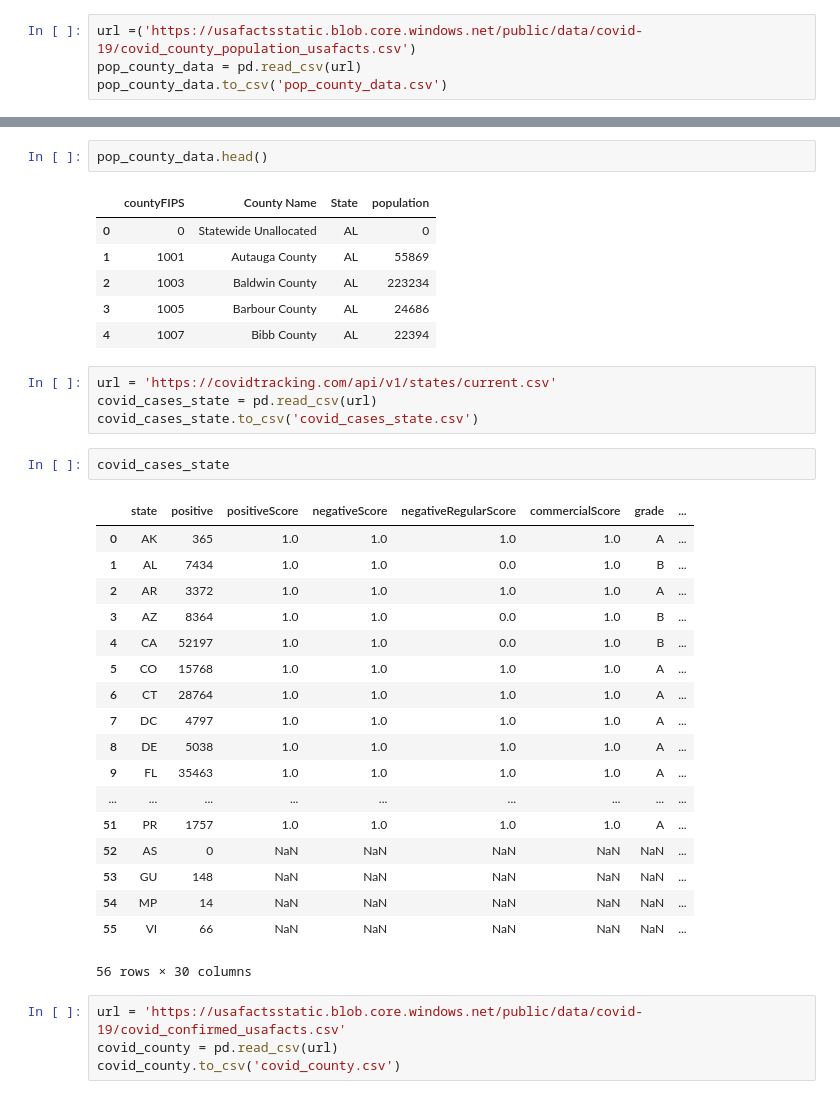
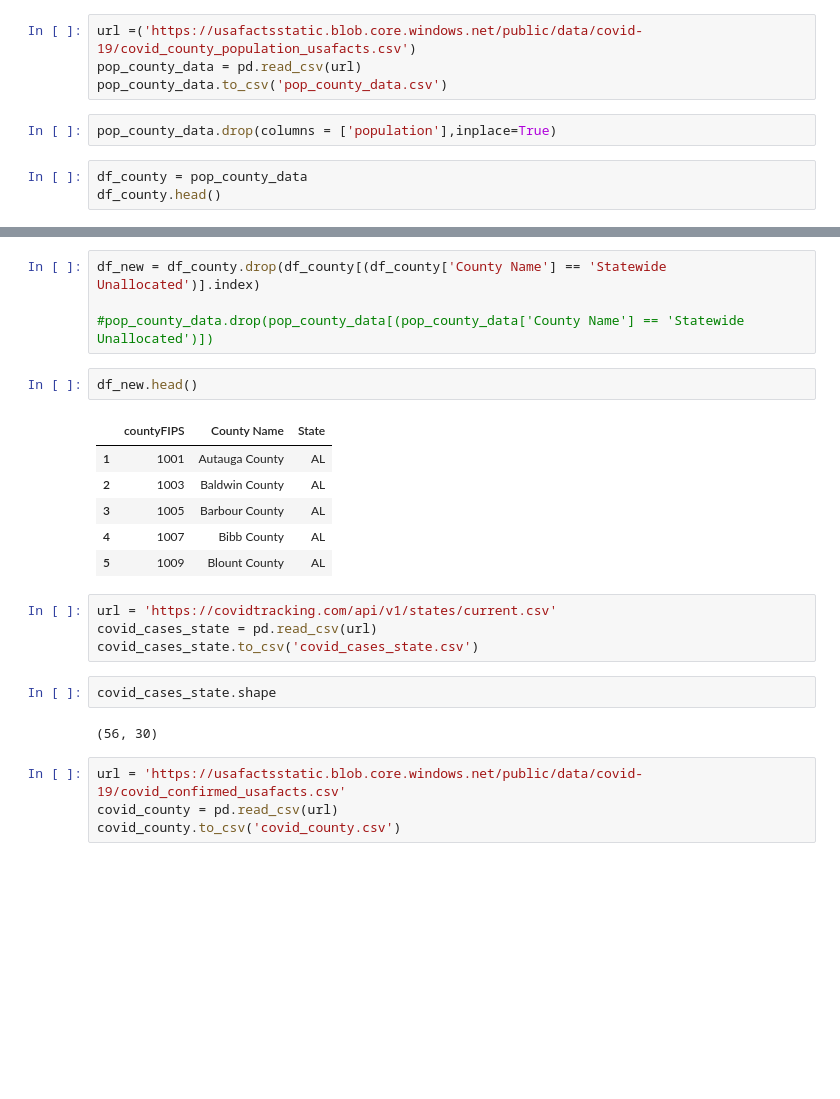
Before and after one commit to Agelf123/covid_predictions, a Jupyter notebook: code/aryeh/Covid Data Collection.ipynb, the cells around one changed output, grey strips where cells are left out. Cells and saved outputs as stored; diff of their text form; blank space fills up the shorter version.

```diff
--- a/code/aryeh/Covid Data Collection.ipynb
+++ b/code/aryeh/Covid Data Collection.ipynb
@@ -7,3 +12,8 @@ from bs4 import BeautifulSoup
 url =('https://usafactsstatic.blob.core.windows.net/public/data/covid-19/covid_county_population_usafacts.csv')
 pop_county_data = pd.read_csv(url)
 pop_county_data.to_csv('pop_county_data.csv')
+# %%
+pop_county_data.drop(columns = ['population'],inplace=True)
+# %%
+df_county = pop_county_data
+df_county.head()
@@ -10,37 +27,24 @@ pop_county_data.to_csv('pop_county_data.csv')
+# %%
+df_new = df_county.drop(df_county[(df_county['County Name'] == 'Statewide Unallocated')].index)
+
+#pop_county_data.drop(pop_county_data[(pop_county_data['County Name'] == 'Statewide Unallocated')])
 # %%
-pop_county_data.head()
+df_new.head()
 # %% [output]
-|  | countyFIPS | County Name | State | population |
-| 0 | 0 | Statewide Unallocated | AL | 0 |
-| 1 | 1001 | Autauga County | AL | 55869 |
-| 2 | 1003 | Baldwin County | AL | 223234 |
-| 3 | 1005 | Barbour County | AL | 24686 |
-| 4 | 1007 | Bibb County | AL | 22394 |
+|  | countyFIPS | County Name | State |
+| 1 | 1001 | Autauga County | AL |
+| 2 | 1003 | Baldwin County | AL |
+| 3 | 1005 | Barbour County | AL |
+| 4 | 1007 | Bibb County | AL |
+| 5 | 1009 | Blount County | AL |
 # %%
 url = 'https://covidtracking.com/api/v1/states/current.csv'
 covid_cases_state = pd.read_csv(url)
 covid_cases_state.to_csv('covid_cases_state.csv')
 # %%
-covid_cases_state
+covid_cases_state.shape
 # %% [output]
-|  | state | positive | positiveScore | negativeScore | negativeRegularScore | commercialScore | grade | ... |
-| 0 | AK | 365 | 1.0 | 1.0 | 1.0 | 1.0 | A | ... |
-| 1 | AL | 7434 | 1.0 | 1.0 | 0.0 | 1.0 | B | ... |
-| 2 | AR | 3372 | 1.0 | 1.0 | 1.0 | 1.0 | A | ... |
-| 3 | AZ | 8364 | 1.0 | 1.0 | 0.0 | 1.0 | B | ... |
-| 4 | CA | 52197 | 1.0 | 1.0 | 0.0 | 1.0 | B | ... |
-| 5 | CO | 15768 | 1.0 | 1.0 | 1.0 | 1.0 | A | ... |
-| 6 | CT | 28764 | 1.0 | 1.0 | 1.0 | 1.0 | A | ... |
-| 7 | DC | 4797 | 1.0 | 1.0 | 1.0 | 1.0 | A | ... |
-| 8 | DE | 5038 | 1.0 | 1.0 | 1.0 | 1.0 | A | ... |
-| 9 | FL | 35463 | 1.0 | 1.0 | 1.0 | 1.0 | A | ... |
-| ... | ... | ... | ... | ... | ... | ... | ... | ... |
-| 51 | PR | 1757 | 1.0 | 1.0 | 1.0 | 1.0 | A | ... |
-| 52 | AS | 0 | NaN | NaN | NaN | NaN | NaN | ... |
-| 53 | GU | 148 | NaN | NaN | NaN | NaN | NaN | ... |
-| 54 | MP | 14 | NaN | NaN | NaN | NaN | NaN | ... |
-| 55 | VI | 66 | NaN | NaN | NaN | NaN | NaN | ... |
-56 rows × 30 columns
+(56, 30)
 # %%
 url = 'https://usafactsstatic.blob.core.windows.net/public/data/covid-19/covid_confirmed_usafacts.csv'
 covid_county = pd.read_csv(url)
```
Also changed, not shown: parts of 38 cells of this notebook, 7 other files.
